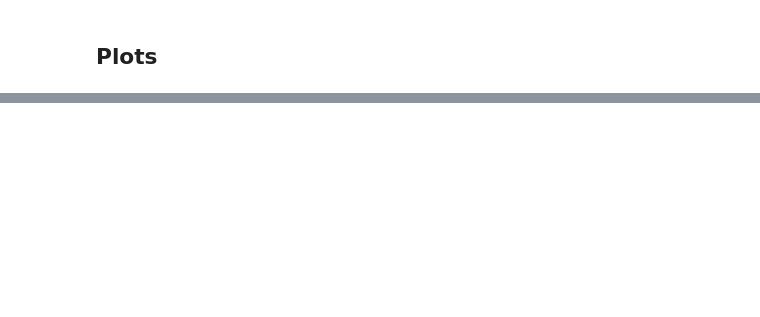
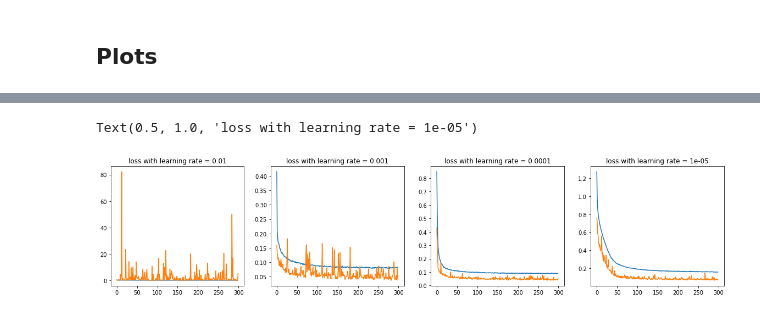
Before and after one commit to AdrienBq/Turbulence, a Jupyter notebook: explo/simple_dnn.ipynb, the cells around one changed output, grey strips where cells are left out. Saved outputs shown, nothing was run; the diff lists cells and outputs as text; code cells hidden in the pictures; blank space fills up the shorter version.

```diff
--- a/explo/simple_dnn.ipynb
+++ b/explo/simple_dnn.ipynb
@@ -139,15 +162,21 @@ Text(0.5, 1.0, 'loss with exponential decaying loss (initial lr = 2e-05, gamma =
 # %%
-fig,axes = plt.subplots(1,3,figsize=(20,4))
+fig,axes = plt.subplots(1,4,figsize=(20,4))
 
-axes[0].plot(train_losses[-3][2:])
-axes[1].plot(train_losses[-2][40:])
-axes[2].plot(train_losses[-1][100:])
+axes[0].plot(train_losses[0][:])
+axes[1].plot(train_losses[1][:])
+axes[2].plot(train_losses[2][:])
+axes[3].plot(train_losses[3][:])
 
-axes[0].plot(test_losses[-3][2:])
-axes[1].plot(test_losses[-2][40:])
-axes[2].plot(test_losses[-1][100:])
+axes[0].plot(test_losses[0][:])
+axes[1].plot(test_losses[1][:])
+axes[2].plot(test_losses[2][:])
+axes[3].plot(test_losses[3][:])
 
 axes[0].set_title(f"loss with learning rate = {learning_rates[0]}")
 axes[1].set_title(f"loss with learning rate = {learning_rates[1]}")
 axes[2].set_title(f"loss with learning rate = {learning_rates[2]}")
+axes[3].set_title(f"loss with learning rate = {learning_rates[3]}")
+# %% [output]
+Text(0.5, 1.0, 'loss with learning rate = 1e-05')
+[figure, added]
 # %%
```
Also changed, not shown: parts of 6 cells of this notebook, 7 other files.
